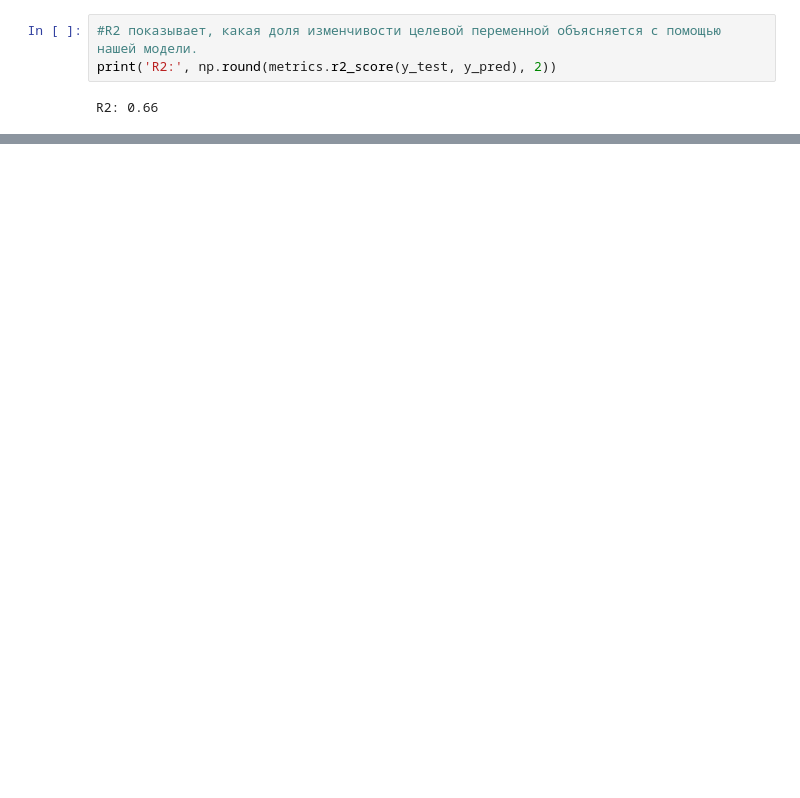
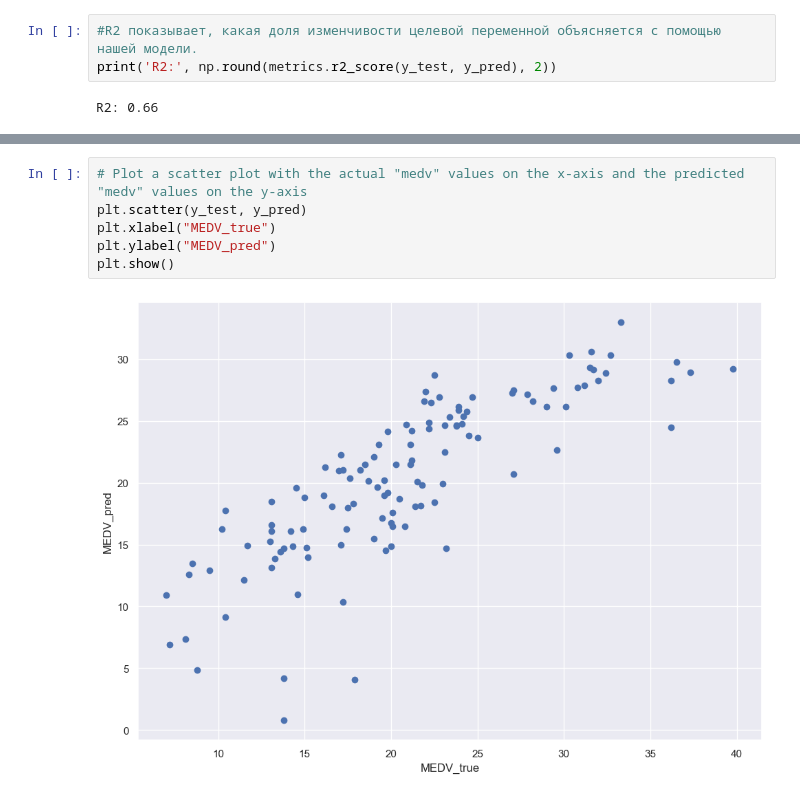
Before and after one commit to GuestFromSpaceX/boston_line_reg, a Jupyter notebook: my_boston_linereg.ipynb, the cells around one changed output, grey strips where cells are left out. Drawn from its saved outputs; the diff is of its cells as text; blank space fills up the shorter version.

```diff
--- a/my_boston_linereg.ipynb
+++ b/my_boston_linereg.ipynb
@@ -226,0 +275,8 @@ R2: 0.66
+# %%
+# Plot a scatter plot with the actual "medv" values on the x-axis and the predicted "medv" values on the y-axis
+plt.scatter(y_test, y_pred)
+plt.xlabel("MEDV_true")
+plt.ylabel("MEDV_pred")
+plt.show()
+# %% [output]
+[figure, added]
```
Also changed, not shown: parts of 6 cells of this notebook, 2 other files.
